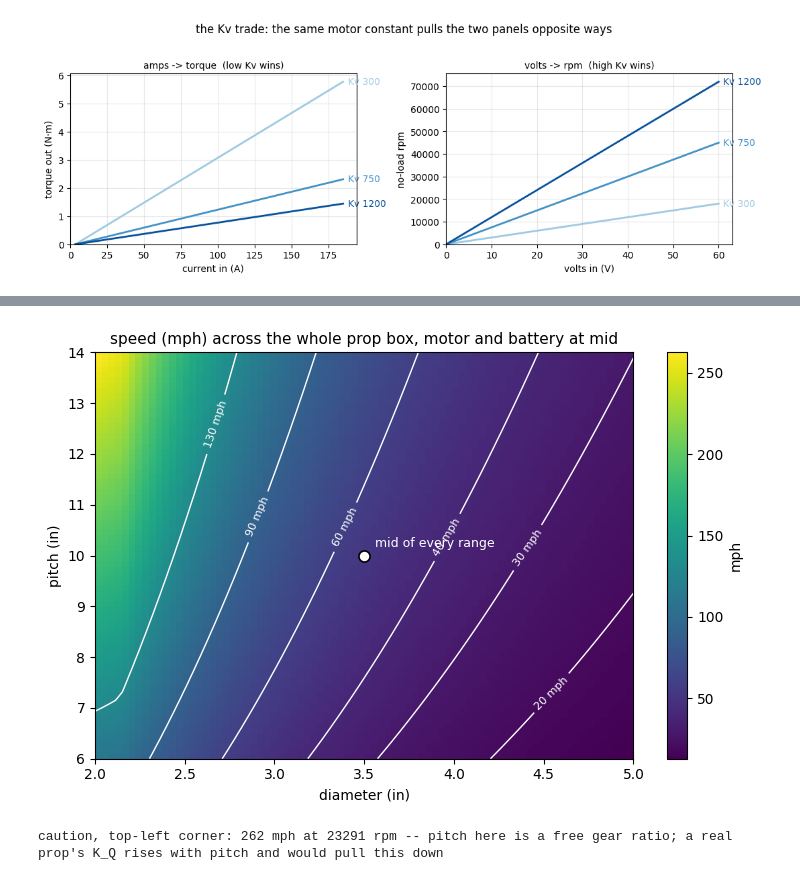
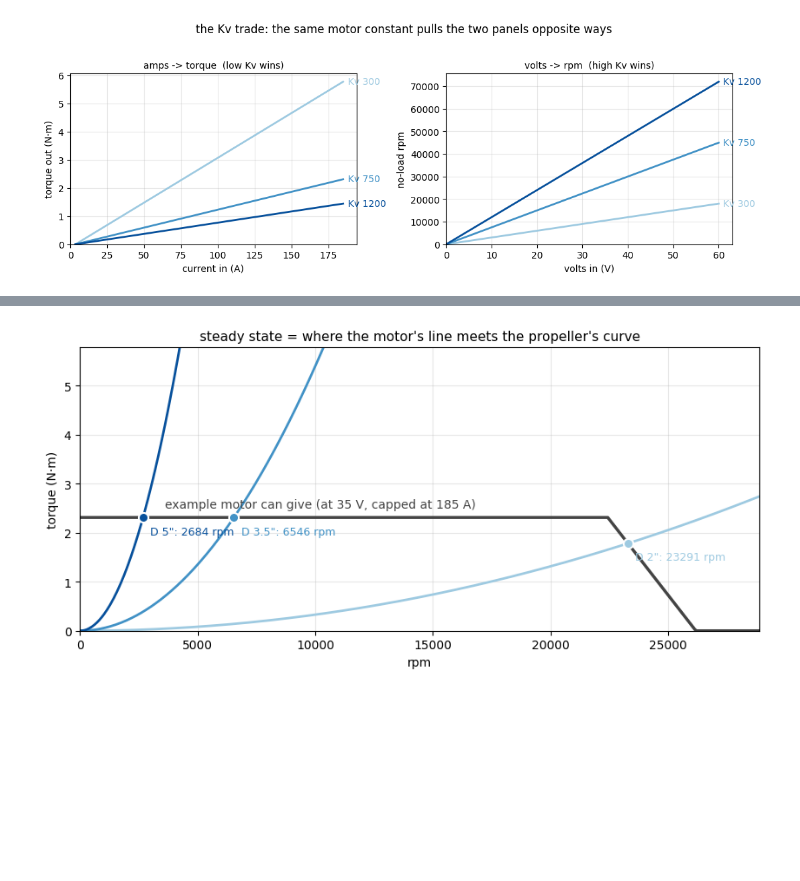
Before and after one commit to MarMar888/hav, a Jupyter notebook: optimization/willmarley.ipynb, the cells around one changed output, grey strips where cells are left out. Drawn from its saved outputs; the diff is of its cells as text; code cells hidden in the pictures; blank space fills up the shorter version.

```diff
--- a/optimization/willmarley.ipynb
+++ b/optimization/willmarley.ipynb
@@ -112,13 +117,12 @@ PROP_BOUNDS = {
     "K_Q":   (0.02, 0.05),
     "D_in":  (2.0, 5.0),
     "pitch": (6.0, 14.0),
-    "slip":  (0.75, 0.95),
+    "eta_p": (0.5, 0.7),
 }
-PROP_UNITS = {"K_Q": "-", "D_in": "in", "pitch": "in/rev", "slip": "-"}
+PROP_UNITS = {"K_Q": "-", "D_in": "in", "pitch": "in/rev", "eta_p": "-"}
 show_bounds(PROP_BOUNDS, PROP_UNITS)
 
 KQ_mid = sum(PROP_BOUNDS["K_Q"]) / 2
-slip_mid = sum(PROP_BOUNDS["slip"]) / 2
 rpm = np.linspace(0, 12000, 200)
 
 fig, (ax1, ax2) = plt.subplots(1, 2, figsize=(11, 3.8))
@@ -128,18 +132,18 @@ for D_in, color in zip(lo_mid_hi(PROP_BOUNDS, "D_in"), SEQ):
     ax1.annotate(f'D {D_in:g}"', (rpm[-1], Q[-1]),
                  xytext=(5, 0), textcoords="offset points", color=color, va="center")
 for pitch, color in zip(lo_mid_hi(PROP_BOUNDS, "pitch"), SEQ):
-    mph = rpm * pitch * slip_mid / 1056
-    ax2.plot(rpm, mph, color=color, lw=2)
-    ax2.annotate(f'pitch {pitch:g}"', (rpm[-1], mph[-1]),
+    mph_max = rpm * pitch / 1056
+    ax2.plot(rpm, mph_max, color=color, lw=2)
+    ax2.annotate(f'pitch {pitch:g}"', (rpm[-1], mph_max[-1]),
                  xytext=(5, 0), textcoords="offset points", color=color, va="center")
 ax1.set_xlabel("rpm"); ax1.set_ylabel("torque demand (N·m)")
 ax1.set_title(f"load on the motor (K_Q {KQ_mid:g})", fontsize=10)
-ax2.set_xlabel("rpm"); ax2.set_ylabel("boat speed (mph)")
-ax2.set_title(f"speed per rpm (slip {slip_mid:g})", fontsize=10)
+ax2.set_xlabel("rpm"); ax2.set_ylabel("ceiling speed (mph)")
+ax2.set_title("the zero-slip ceiling (real speed sits below it)", fontsize=10)
 for ax in (ax1, ax2):
     ax.grid(alpha=0.3); ax.set_xlim(0, rpm[-1]); ax.set_ylim(bottom=0)
     ax.margins(x=0.15)
-fig.suptitle("the propeller's two faces: what it costs (left) and what it buys (right)", y=1.02)
+fig.suptitle("the propeller's two faces: what it costs (left) and the most it could give (right)", y=1.02)
 plt.tight_layout(); plt.show()
 # %% [output]
 input      low     high  unit
@@ -411,27 +396,29 @@ plt.tight_layout(); plt.show()
 # %%
-# the two numbers printed on a propeller, mapped to the speed they produce
-D_axis = np.linspace(*PROP_BOUNDS["D_in"], 80)
-P_axis = np.linspace(*PROP_BOUNDS["pitch"], 80)
-speed = np.array([[solve(D_in=D, pitch=p)["speed"] for D in D_axis] for p in P_axis])
+# the mechanism: a mid-range example motor's available torque vs the propeller's demand
+Kv, R, I0, I_max, V = (CENTER[k] for k in ("Kv", "R", "I0", "I_max", "V"))
+Kt = 60 / (2 * math.pi * Kv)
+rpm_free = Kv * V
+rpm_axis = np.linspace(1, 1.1 * rpm_free, 400)
+I_avail = np.clip((V - rpm_axis / Kv) / R, 0, I_max)
+Q_motor = np.maximum(Kt * (I_avail - I0), 0)
 
-fig, ax = plt.subplots(figsize=(7.5, 5))
-im = ax.imshow(speed, origin="lower", aspect="auto", cmap="viridis",
-               extent=[D_axis[0], D_axis[-1], P_axis[0], P_axis[-1]])
-levels = [lv for lv in (20, 30, 40, 60, 90, 130) if speed.min() < lv < speed.max()]
-cs = ax.contour(D_axis, P_axis, speed, levels=levels, colors="white", linewidths=1)
-ax.clabel(cs, fmt="%g mph", fontsize=8)
-ax.plot(MID["D_in"], MID["pitch"], "o", color="white", ms=8,
-        markeredgecolor="black", markeredgewidth=1.2)
-ax.annotate("mid of every range", (MID["D_in"], MID["pitch"]),
-            xytext=(8, 6), textcoords="offset points", color="white", fontsize=9)
-ax.set_xlabel("diameter (in)"); ax.set_ylabel("pitch (in)")
-ax.set_title("speed (mph) across the whole prop box, motor and battery at mid", fontsize=11)
-fig.colorbar(im, ax=ax, label="mph")
+fig, ax = plt.subplots(figsize=(8.5, 4.2))
+ax.plot(rpm_axis, Q_motor, color="#444444", lw=2.5)
+ax.annotate(f"example motor can give (at {V:g} V, capped at {I_max:g} A)",
+            (rpm_axis[len(rpm_axis) // 8], Kt * (I_max - I0)),
+            xytext=(0, 8), textcoords="offset points", color="#444444")
+for D_in, color in zip(lo_mid_hi(PROP_BOUNDS, "D_in"), SEQ):
+    Q_prop = CENTER["K_Q"] * RHO * (rpm_axis / 60) ** 2 * (D_in * 0.0254) ** 5
+    ax.plot(rpm_axis, Q_prop, color=color, lw=2)
+    op = solve(D_in=D_in)
+    ax.plot(op["rpm"], op["torque"], "o", color=color, ms=8,
+            markeredgecolor="white", markeredgewidth=1.5, zorder=5)
+    ax.annotate(f'D {D_in:g}": {op["rpm"]:.0f} rpm', (op["rpm"], op["torque"]),
+                xytext=(6, -14), textcoords="offset points", color=color, fontsize=9)
+ax.set_xlabel("rpm"); ax.set_ylabel("torque (N·m)")
+ax.set_title("steady state = where the motor's line meets the propeller's curve", fontsize=11)
+ax.set_xlim(0, rpm_axis[-1]); ax.set_ylim(0, 2.5 * Kt * (I_max - I0))
+ax.grid(alpha=0.3)
 plt.tight_layout(); plt.show()
-
-corner = solve(D_in=D_axis[0], pitch=P_axis[-1])
-print(f"caution, top-left corner: {corner['speed']:.0f} mph at {corner['rpm']:.0f} rpm -- "
-      "pitch here is a free gear ratio; a real prop's K_Q rises with pitch and would pull this down")
 # %% [output]
-[figure, old version]
+[figure, new version]
-caution, top-left corner: 262 mph at 23291 rpm -- pitch here is a free gear ratio; a real prop's K_Q rises with pitch and would pull this down
```
Also changed, not shown: parts of 20 cells of this notebook, 3 other files.
